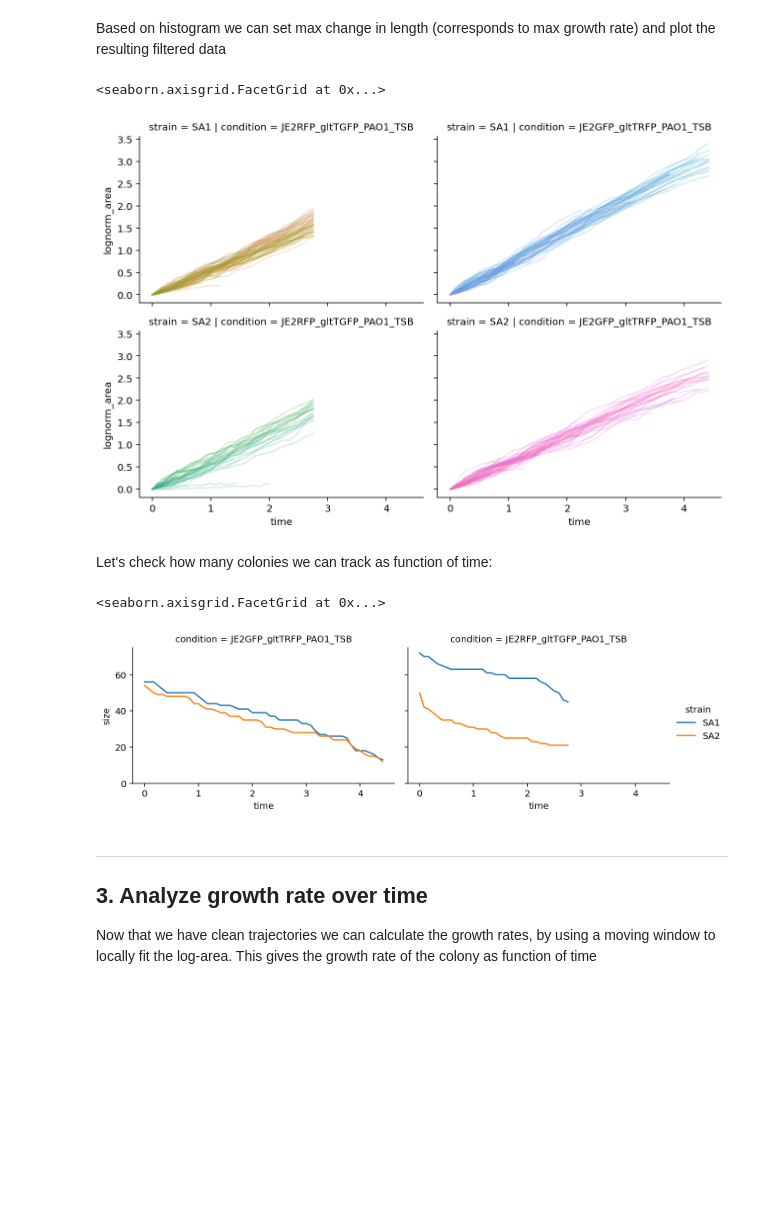
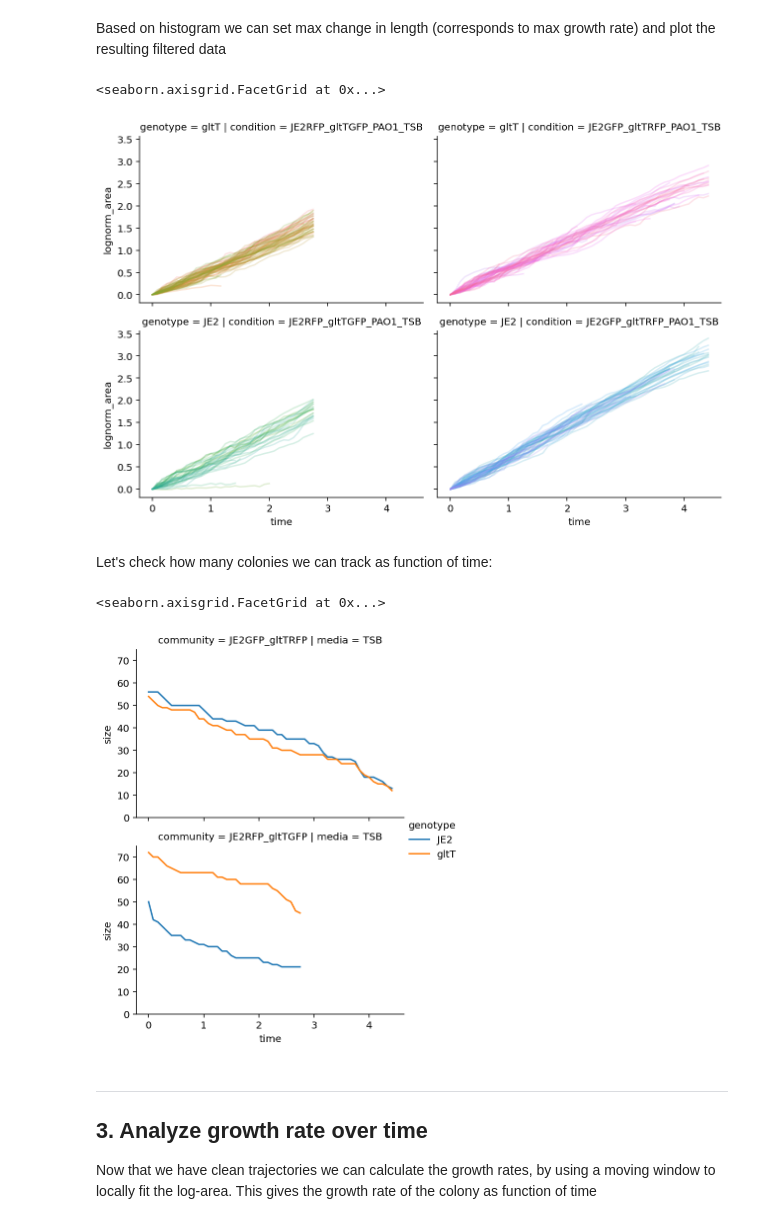
Before and after one commit to simonvanvliet/PA-SA_Agarpads, a Jupyter notebook: 2_plot_colony_growth.ipynb, the cells around one changed output. Drawn from its saved outputs; the diff is of its cells as text; code cells hidden in the pictures; blank space fills up the shorter version.

Commit message:
Updated plotting code

```diff
--- a/2_plot_colony_growth.ipynb
+++ b/2_plot_colony_growth.ipynb
@@ -49,6 +57,34 @@ Finally, to compare growth between colonies we first normalize colony area to 1
 
 We then plot the log normalized area as function of time.
 # %%
+def parse_conditon(x):
+
+    SA1genotype = x['condition'].split('GFP')[0].split('_')[-1]
+    SA2genotype = x['condition'].split('RFP')[0].split('_')[-1]
+    media = x['condition'].split('_')[-1]
+
+    d = {}
+    d['media'] = media
+    d['community'] = x.condition.split('_PA')[0]
+
+    if x['strain']=='SA1':
+        d['genotype'] = SA1genotype
+        d['marker'] = 'GFP'
+    elif x['strain']=='SA2':
+        d['genotype'] = SA2genotype
+        d['marker'] = 'RFP'
+    elif x['strain']=='PAO1':
+        d['genotype'] = 'PAO1'
+        d['marker'] = 'NA'
+    else:
+        d['genotype'] = 'NA'
+        d['marker'] = 'NA'
+
+    index = ['genotype', 'marker', 'media','community']
+
+    return pd.Series(d, index=index)
+
+
 #filter out PA and untracked colonies
 df = df_all.loc[(~(df_all['strain']=='PA')) & (df_all['colony_id']>=0)].copy()
 
@@ -64,6 +100,6 @@ df['area'] = df['area'].astype(float)
 df['lognorm_area'] = np.log(df['area'].div(df.groupby('unique_id')['area'].transform('first')))
 df['log_area_change'] = df.groupby('unique_id')['lognorm_area'].diff(1)
 
-#plot log normalized area
-g = sns.FacetGrid(data=df, col='condition',row='strain',aspect=1.5,hue='unique_id')
-g.map_dataframe(sns.lineplot, x='time', y='lognorm_area', alpha=0.2)
+
+#add parsed condition
+df = pd.concat([df, df.apply(parse_conditon, axis=1)], axis=1)
@@ -94,21 +134,21 @@ track_filter = df.groupby('unique_id')['track_error'].cumsum() > 0
 df_filtered = df.loc[~track_filter].copy()
 
 #plot filtered data
-g = sns.FacetGrid(data=df_filtered, col='condition',row='strain',aspect=1.5,hue='unique_id')
+g = sns.FacetGrid(data=df_filtered, col='condition',row='genotype',aspect=1.5,hue='unique_id')
 g.map_dataframe(sns.lineplot, x='time', y='lognorm_area', alpha=0.2)
 # %% [output]
 <seaborn.axisgrid.FacetGrid at 0x...>
-[figure, old version]
+[figure, new version]
 # %% [markdown]
 Let's check how many colonies we can track as function of time:
 # %%
-col_num_t = df_filtered.groupby(['strain','frame','time','condition'], as_index=False).size()
-g = sns.FacetGrid(data=col_num_t, col='condition',hue='strain',aspect=1.5)
+col_num_t = df_filtered.groupby(['community','media','genotype','frame','time','condition'], as_index=False).size()
+g = sns.FacetGrid(data=col_num_t, row='community',col='media',hue='genotype',aspect=1.5)
 g.map_dataframe(sns.lineplot, x='time', y='size').add_legend()
 g.set(ylim=(0, None))
 # %% [output]
 <seaborn.axisgrid.FacetGrid at 0x...>
-[figure, old version]
+[figure, new version]
 # %% [markdown]
 ---
 
```
Also changed, not shown: parts of 17 cells of this notebook, 3 other files.
